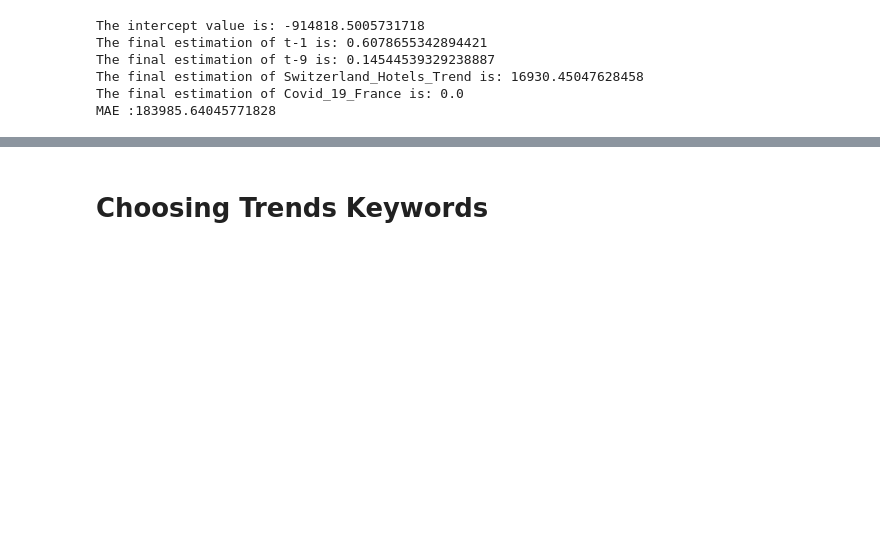
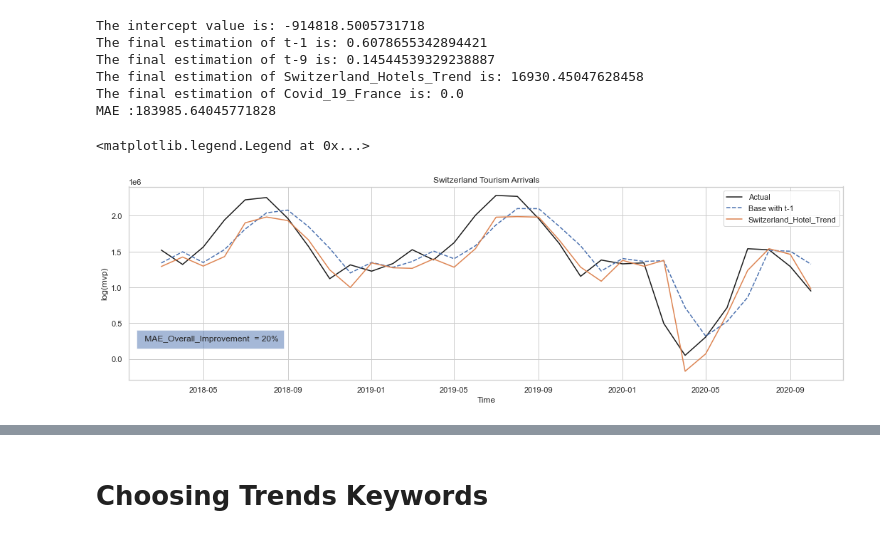
Before and after one commit to naayem/SwissHotelArrivalsPredictor, a Jupyter notebook: Project.ipynb, the cells around one changed output, grey strips where cells are left out. Cells and saved outputs as stored; diff of their text form; code cells hidden in the pictures; blank space fills up the shorter version.

```diff
--- a/Project.ipynb
+++ b/Project.ipynb
@@ -783,6 +800,23 @@ The final estimation of t-9 is: 0.14544539329238887
 The final estimation of Switzerland_Hotels_Trend is: 16930.45047628458
 The final estimation of Covid_19_France is: 0.0
 MAE :183985.64045771828
+# %%
+fig,axes = plt.subplots(figsize=(18,5))
+
+axes.plot(Arrivals['Total Arrivals'][start_date_testing:end_date_testing], label = 'Actual',color = 'k')
+axes.plot(Baseline_Arrivals_Predictions_1, linestyle='dashed', label='Base with t-1')
+axes.plot(Trends_Arrivals_Predictions_1, label='Switzerland_Hotel_Trend')
+
+
+plt.text('2018-02-01', 0.25*1e6, ' MAE_Overall_Improvement  = {}%'.format( int(100 * np.abs(Trend_MAE_1-Baseline_MAE_1)/Baseline_MAE_1)), bbox={ 'alpha':0.5, 'pad':8})
+
+plt.xlabel('Time')
+plt.ylabel('log(mvp)')
+plt.title('Switzerland Tourism Arrivals')
+plt.legend()
+# %% [output]
+<matplotlib.legend.Legend at 0x...>
+[figure, added]
 # %%
 # I plot the result of the increasing size rolling window: It is the exact same graph obtained in the paper
 fig,axes = plt.subplots(figsize=(18,5))
```
Also changed, not shown: parts of 12 cells of this notebook.
